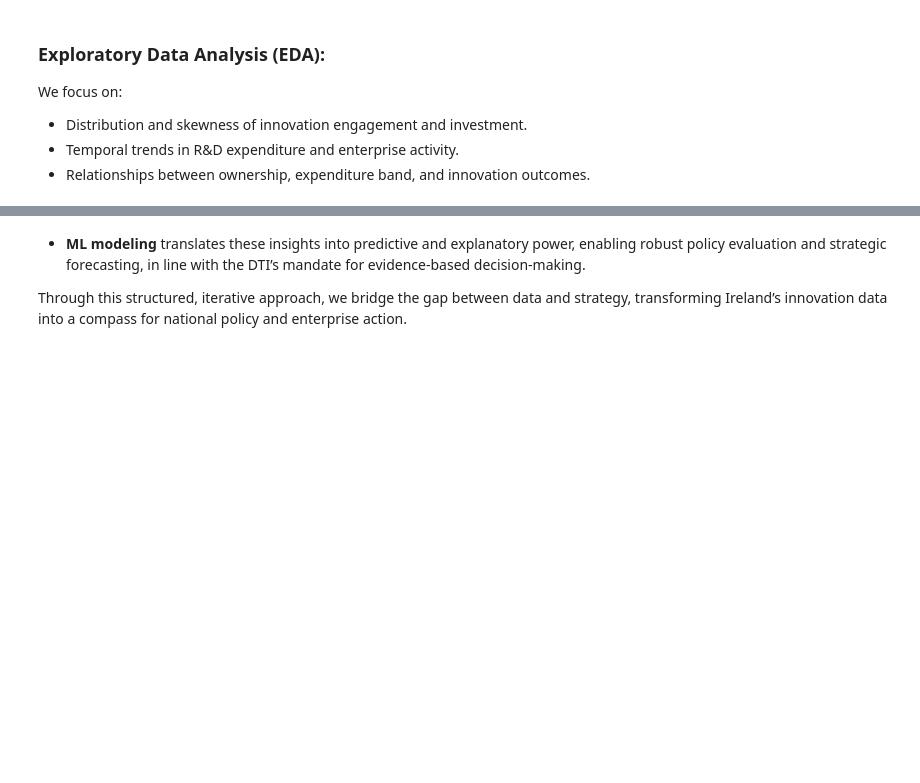
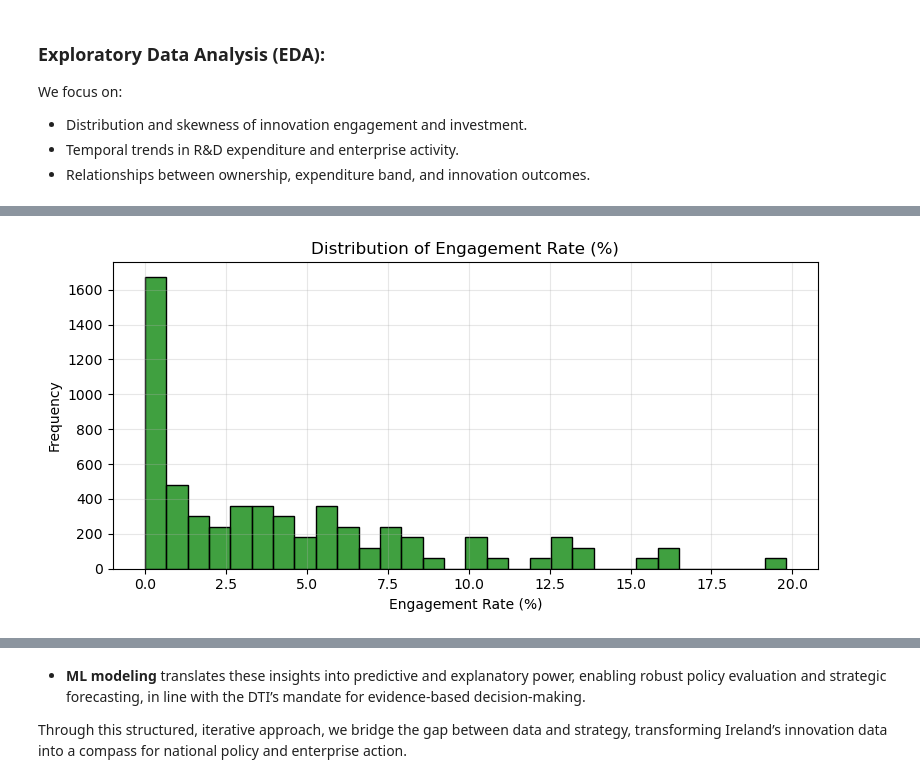
Before and after one commit to asolyash/DIGITAL-TRANSFORMATION-COMPETITIVENESS-IRELAND, a Jupyter notebook: Adriana_Soledad_Yash.ipynb, the cells around one changed output, grey strips where cells are left out. Saved outputs shown, nothing was run; the diff lists cells and outputs as text; code cells hidden in the pictures; blank space fills up the shorter version.

```diff
--- a/Adriana_Soledad_Yash.ipynb
+++ b/Adriana_Soledad_Yash.ipynb
@@ -251,13 +249,13 @@ plt.show()
 # %%
-from sklearn.preprocessing import StandardScaler
-from sklearn.decomposition import PCA
-
-# Check columns and select features
-print(df_cleaned.columns.tolist())
-features = [
-    'engagement_rate_pct', 'expenditure_eur', 'metric_value',
-    'Type_of_Innovation_code', 'Statistic_Label_code',
-    'Nationality_of_Ownership_code', 'Expenditure_code'
-]
-features = [col for col in features if col in df_cleaned.columns]
+if 'engagement_rate_pct' in df.columns:
+    plt.figure(figsize=(8, 4))
+    sns.histplot(df['engagement_rate_pct'].dropna(), bins=30, color='green', edgecolor='black')
+    plt.title("Distribution of Engagement Rate (%)")
+    plt.xlabel("Engagement Rate (%)")
+    plt.ylabel("Frequency")
+    plt.grid(alpha=0.3)
+    plt.tight_layout()
+    plt.show()
+# %% [output]
+[figure, added]
 # %%
```
Also changed, not shown: parts of 48 cells of this notebook.
